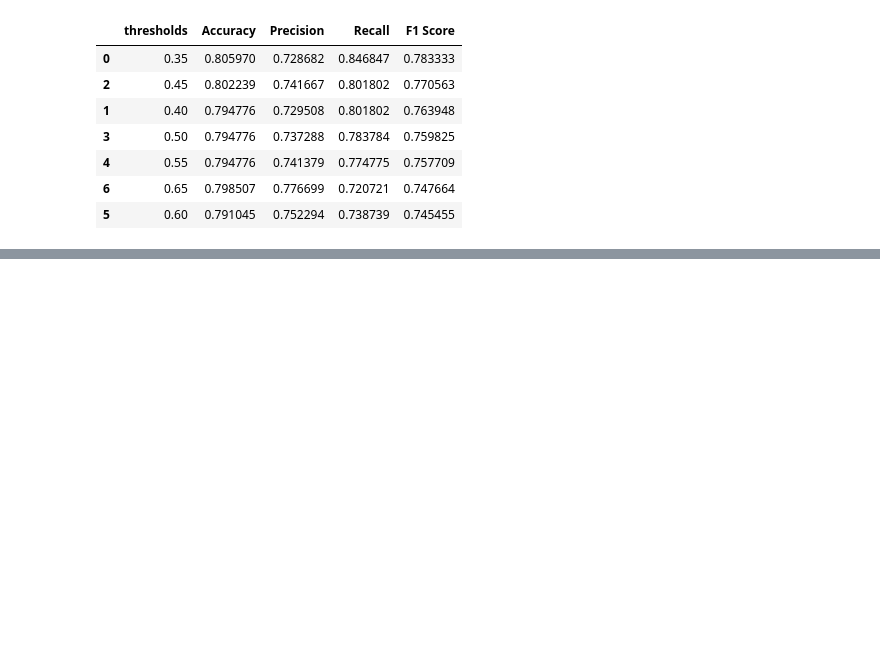
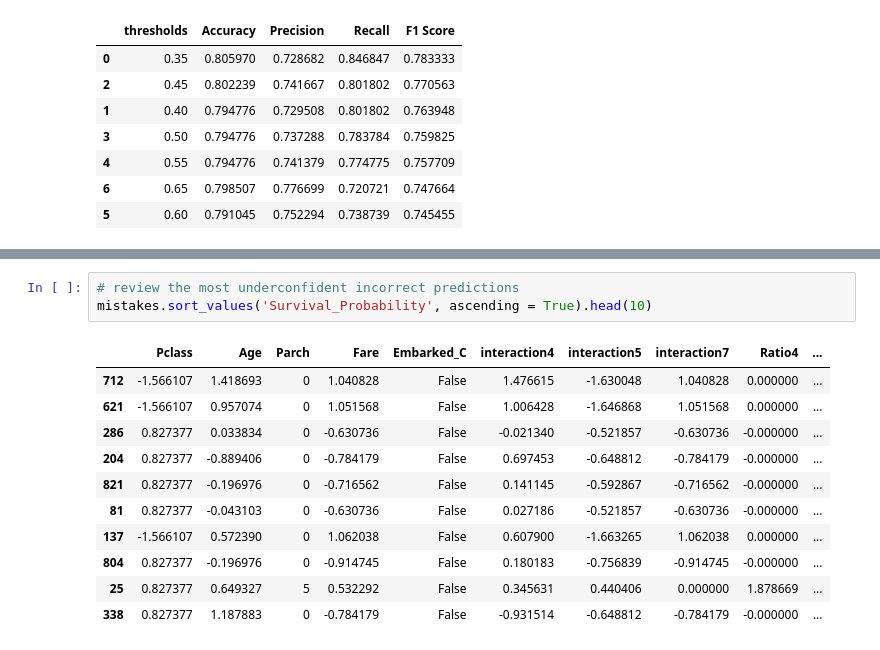
Before and after one commit to JudeMirac/titanic, a Jupyter notebook: Workflow/Notebooks/Model_evaluation.ipynb, the cells around one changed output, grey strips where cells are left out. Drawn from its saved outputs; the diff is of its cells as text; blank space fills up the shorter version.

```diff
--- a/Workflow/Notebooks/Model_evaluation.ipynb
+++ b/Workflow/Notebooks/Model_evaluation.ipynb
@@ -398,0 +701,15 @@ threshold_results.sort_values(by = 'F1 Score', ascending = False)
+# %%
+# review the most underconfident incorrect predictions
+mistakes.sort_values('Survival_Probability', ascending = True).head(10)
+# %% [output]
+|  | Pclass | Age | Parch | Fare | Embarked_C | interaction4 | interaction5 | interaction7 | Ratio4 | ... |
+| 712 | -1.566107 | 1.418693 | 0 | 1.040828 | False | 1.476615 | -1.630048 | 1.040828 | 0.000000 | ... |
+| 621 | -1.566107 | 0.957074 | 0 | 1.051568 | False | 1.006428 | -1.646868 | 1.051568 | 0.000000 | ... |
+| 286 | 0.827377 | 0.033834 | 0 | -0.630736 | False | -0.021340 | -0.521857 | -0.630736 | -0.000000 | ... |
+| 204 | 0.827377 | -0.889406 | 0 | -0.784179 | False | 0.697453 | -0.648812 | -0.784179 | -0.000000 | ... |
+| 821 | 0.827377 | -0.196976 | 0 | -0.716562 | False | 0.141145 | -0.592867 | -0.716562 | -0.000000 | ... |
+| 81 | 0.827377 | -0.043103 | 0 | -0.630736 | False | 0.027186 | -0.521857 | -0.630736 | -0.000000 | ... |
+| 137 | -1.566107 | 0.572390 | 0 | 1.062038 | False | 0.607900 | -1.663265 | 1.062038 | 0.000000 | ... |
+| 804 | 0.827377 | -0.196976 | 0 | -0.914745 | False | 0.180183 | -0.756839 | -0.914745 | -0.000000 | ... |
+| 25 | 0.827377 | 0.649327 | 5 | 0.532292 | False | 0.345631 | 0.440406 | 0.000000 | 1.878669 | ... |
+| 338 | 0.827377 | 1.187883 | 0 | -0.784179 | False | -0.931514 | -0.648812 | -0.784179 | -0.000000 | ... |
```
Also changed, not shown: parts of 23 cells of this notebook.
